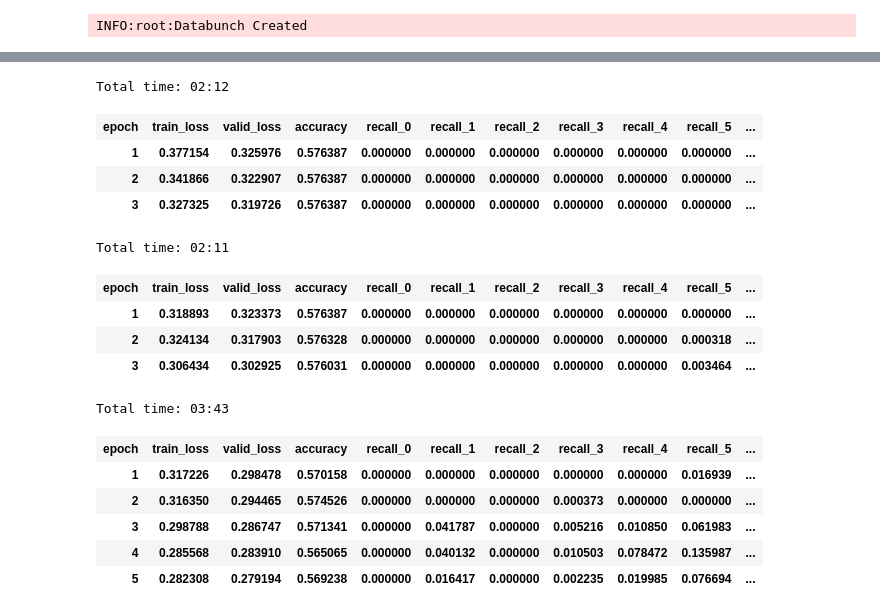
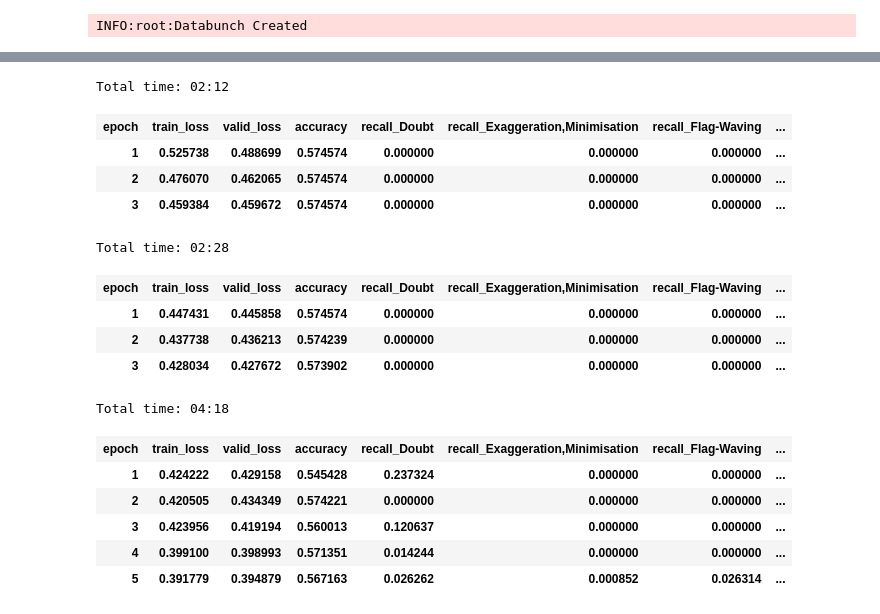
Before and after one commit to mboyanov/propaganda-deteciton, a Jupyter notebook: Train.ipynb, the cells around one changed output, grey strips where cells are left out. Saved outputs shown, nothing was run; the diff lists cells and outputs as text; code cells hidden in the pictures.

```diff
--- a/Train.ipynb
+++ b/Train.ipynb
@@ -73,11 +73,12 @@ INFO:root:Databunch Created
 # %%
 vocab_sz = len(vocab.itos)
 emb_sz = 400
-n_hid = 400
-n_layers = 3
+n_hid = 600
+n_layers = 2
 pad_token = 1
-model = SequentialRNN(MultiBatchRNNCore(120, 9135, vocab_sz, emb_sz, n_hid, n_layers, pad_token, bidir=True),
-                      MultiLinearDecoder(len(PROPAGANDA_TYPES), 2, emb_sz, 0.15))
+bptt = 100
+model = SequentialRNN(MultiBatchRNNCore(bptt, 9135, vocab_sz, emb_sz, n_hid, n_layers, pad_token, bidir=True, hidden_p=0.3),
+                      MultiLinearDecoder(len(PROPAGANDA_TYPES), 3, emb_sz, 0.15))
 # %%
 weights = torch.load('/data/fakenews/lstm_wt103.pth')
 weights_emb = {
@@ -85,8 +86,8 @@ weights_emb = {
     'encoder_dp.emb.weight': weights['0.encoder_dp.emb.weight']
 }
 # %%
-from metrics import recall
-callbacks = [accuracy ] + [recall(i) for i in range(18)]
+from metrics import recall, precision
+callbacks = [accuracy ] + [recall(i, PROPAGANDA_TYPES[i]) for i in range(len(PROPAGANDA_TYPES))] + [precision(i, PROPAGANDA_TYPES[i]) for i in range(len(PROPAGANDA_TYPES))]
 learner = RNNLearner(db, model, loss_func=annotation_loss,metrics=callbacks, split_func=rnn_classifier_split )
 #learner.load_encoder('/data/fakenews/lstm_wt103_enc')
 # %%
@@ -101,15 +102,15 @@ RuntimeError: CUDA out of memory. Tried to allocate 41.88 MiB (GPU 0; 5.94 GiB t
 learner.fit_one_cycle(3, slice(1e-2))
 # %% [output]
 Total time: 02:12
-| epoch | train_loss | valid_loss | accuracy | recall_0 | recall_1 | recall_2 | recall_3 | recall_4 | recall_5 | ... |
-| 1 | 0.377154 | 0.325976 | 0.576387 | 0.000000 | 0.000000 | 0.000000 | 0.000000 | 0.000000 | 0.000000 | ... |
-| 2 | 0.341866 | 0.322907 | 0.576387 | 0.000000 | 0.000000 | 0.000000 | 0.000000 | 0.000000 | 0.000000 | ... |
-| 3 | 0.327325 | 0.319726 | 0.576387 | 0.000000 | 0.000000 | 0.000000 | 0.000000 | 0.000000 | 0.000000 | ... |
+| epoch | train_loss | valid_loss | accuracy | recall_Doubt | recall_Exaggeration,Minimisation | recall_Flag-Waving | ... |
+| 1 | 0.525738 | 0.488699 | 0.574574 | 0.000000 | 0.000000 | 0.000000 | ... |
+| 2 | 0.476070 | 0.462065 | 0.574574 | 0.000000 | 0.000000 | 0.000000 | ... |
+| 3 | 0.459384 | 0.459672 | 0.574574 | 0.000000 | 0.000000 | 0.000000 | ... |
 # %%
-learner.fit_one_cycle(3, slice(1e-2))
+learner.fit_one_cycle(3, slice(5e-3))
 # %% [output]
-Total time: 02:11
+Total time: 02:28
-| epoch | train_loss | valid_loss | accuracy | recall_0 | recall_1 | recall_2 | recall_3 | recall_4 | recall_5 | ... |
-| 1 | 0.318893 | 0.323373 | 0.576387 | 0.000000 | 0.000000 | 0.000000 | 0.000000 | 0.000000 | 0.000000 | ... |
-| 2 | 0.324134 | 0.317903 | 0.576328 | 0.000000 | 0.000000 | 0.000000 | 0.000000 | 0.000000 | 0.000318 | ... |
-| 3 | 0.306434 | 0.302925 | 0.576031 | 0.000000 | 0.000000 | 0.000000 | 0.000000 | 0.000000 | 0.003464 | ... |
+| epoch | train_loss | valid_loss | accuracy | recall_Doubt | recall_Exaggeration,Minimisation | recall_Flag-Waving | ... |
+| 1 | 0.447431 | 0.445858 | 0.574574 | 0.000000 | 0.000000 | 0.000000 | ... |
+| 2 | 0.437738 | 0.436213 | 0.574239 | 0.000000 | 0.000000 | 0.000000 | ... |
+| 3 | 0.428034 | 0.427672 | 0.573902 | 0.000000 | 0.000000 | 0.000000 | ... |
@@ -116,10 +119,10 @@ Total time: 02:11
 # %%
-learner.fit_one_cycle(5, slice(1e-2))
+learner.fit_one_cycle(5, slice(5e-3))
 # %% [output]
-Total time: 03:43
+Total time: 04:18
-| epoch | train_loss | valid_loss | accuracy | recall_0 | recall_1 | recall_2 | recall_3 | recall_4 | recall_5 | ... |
-| 1 | 0.317226 | 0.298478 | 0.570158 | 0.000000 | 0.000000 | 0.000000 | 0.000000 | 0.000000 | 0.016939 | ... |
-| 2 | 0.316350 | 0.294465 | 0.574526 | 0.000000 | 0.000000 | 0.000000 | 0.000373 | 0.000000 | 0.000000 | ... |
-| 3 | 0.298788 | 0.286747 | 0.571341 | 0.000000 | 0.041787 | 0.000000 | 0.005216 | 0.010850 | 0.061983 | ... |
-| 4 | 0.285568 | 0.283910 | 0.565065 | 0.000000 | 0.040132 | 0.000000 | 0.010503 | 0.078472 | 0.135987 | ... |
-| 5 | 0.282308 | 0.279194 | 0.569238 | 0.000000 | 0.016417 | 0.000000 | 0.002235 | 0.019985 | 0.076694 | ... |
+| epoch | train_loss | valid_loss | accuracy | recall_Doubt | recall_Exaggeration,Minimisation | recall_Flag-Waving | ... |
+| 1 | 0.424222 | 0.429158 | 0.545428 | 0.237324 | 0.000000 | 0.000000 | ... |
+| 2 | 0.420505 | 0.434349 | 0.574221 | 0.000000 | 0.000000 | 0.000000 | ... |
+| 3 | 0.423956 | 0.419194 | 0.560013 | 0.120637 | 0.000000 | 0.000000 | ... |
+| 4 | 0.399100 | 0.398993 | 0.571351 | 0.014244 | 0.000000 | 0.000000 | ... |
+| 5 | 0.391779 | 0.394879 | 0.567163 | 0.026262 | 0.000852 | 0.026314 | ... |
```
Also changed, not shown: parts of 22 cells of this notebook, 7 other files.
